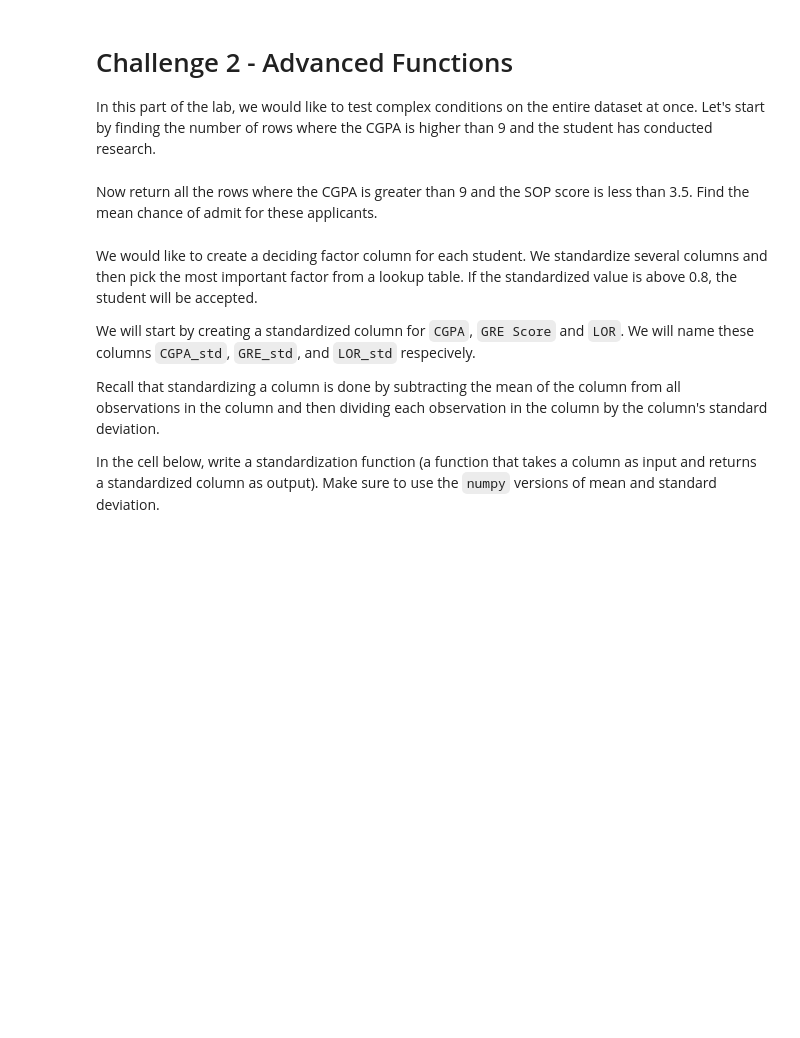
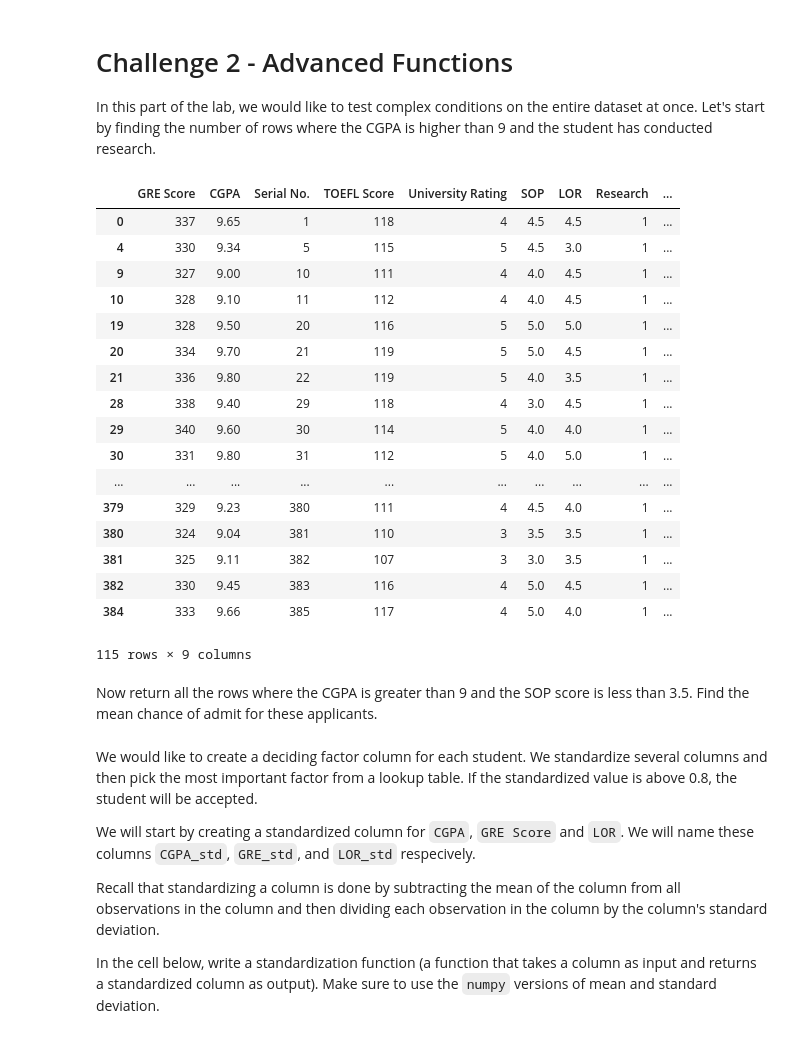
Before and after one commit to NSG2019/data-labs, a Jupyter notebook: module-2/lab-advanced-pandas/your-code/main.ipynb, the cells around one changed output. Cells and saved outputs as stored; diff of their text form; code cells hidden in the pictures; blank space fills up the shorter version.

```diff
--- a/module-2/lab-advanced-pandas/your-code/main.ipynb
+++ b/module-2/lab-advanced-pandas/your-code/main.ipynb
@@ -110,2 +112,11 @@ array([  1,   2,   3,   4,   5,   6,   7,   8,   9,  10,  11,  12,  13,
 # %% [markdown]
 Turns out that `GRE Score` and `CGPA` also uniquely identify the data. Show this in the cell below.
+# %%
+
+# con set index no me sale admissions.set_index('GRE Score')
+#admissions.index = admissions['GRE Score']
+admissions.set_index('GRE Score')
+
+admissions.head()
+
+#ahora no me vale
@@ -138,3 +158,7 @@ admissions.head()
 | 9.34 | 5 | 330 | 115 | 5 | 4.5 | 3.0 | 9.34 | 1 | ... |
 # %% [markdown]
 Replace the index with an index comprised of two columns - `GRE Score` and `CGPA`. Remove the columns from the dataset as well. Make sure to use `inplace=True`.
+# %%
+#admissions.index =  (admissions['GRE Score']& admissions['CGPA'])
+admissions.set_index(['GRE Score', 'CGPA'], inplace=True)
+admissions.head(5)
@@ -142,3 +174,7 @@ Replace the index with an index comprised of two columns - `GRE Score` and `CGPA
 Now change the index back to a sequence starting at zero using the `reset_index` function. Make sure to use `inplace=True`.
 # %%
 # Your code here:
+
+admissions.reset_index(inplace=True)
+
+admissions.head()
@@ -148,6 +191,29 @@ Now change the index back to a sequence starting at zero using the `reset_index`
 In this part of the lab, we would like to test complex conditions on the entire dataset at once. Let's start by finding the number of rows where the CGPA is higher than 9 and the student has conducted research.
 # %%
 # Your code here:
+
+admissions[admissions.eval('CGPA  >=9')]
+
+    #, 'admissions['Research']=[1]')
+# %% [output]
+|  | GRE Score | CGPA | Serial No. | TOEFL Score | University Rating | SOP | LOR | Research | ... |
+| 0 | 337 | 9.65 | 1 | 118 | 4 | 4.5 | 4.5 | 1 | ... |
+| 4 | 330 | 9.34 | 5 | 115 | 5 | 4.5 | 3.0 | 1 | ... |
+| 9 | 327 | 9.00 | 10 | 111 | 4 | 4.0 | 4.5 | 1 | ... |
+| 10 | 328 | 9.10 | 11 | 112 | 4 | 4.0 | 4.5 | 1 | ... |
+| 19 | 328 | 9.50 | 20 | 116 | 5 | 5.0 | 5.0 | 1 | ... |
+| 20 | 334 | 9.70 | 21 | 119 | 5 | 5.0 | 4.5 | 1 | ... |
+| 21 | 336 | 9.80 | 22 | 119 | 5 | 4.0 | 3.5 | 1 | ... |
+| 28 | 338 | 9.40 | 29 | 118 | 4 | 3.0 | 4.5 | 1 | ... |
+| 29 | 340 | 9.60 | 30 | 114 | 5 | 4.0 | 4.0 | 1 | ... |
+| 30 | 331 | 9.80 | 31 | 112 | 5 | 4.0 | 5.0 | 1 | ... |
+| ... | ... | ... | ... | ... | ... | ... | ... | ... | ... |
+| 379 | 329 | 9.23 | 380 | 111 | 4 | 4.5 | 4.0 | 1 | ... |
+| 380 | 324 | 9.04 | 381 | 110 | 3 | 3.5 | 3.5 | 1 | ... |
+| 381 | 325 | 9.11 | 382 | 107 | 3 | 3.0 | 3.5 | 1 | ... |
+| 382 | 330 | 9.45 | 383 | 116 | 4 | 5.0 | 4.5 | 1 | ... |
+| 384 | 333 | 9.66 | 385 | 117 | 4 | 5.0 | 4.0 | 1 | ... |
+115 rows × 9 columns
 # %% [markdown]
 Now return all the rows where the CGPA is greater than 9 and the SOP score is less than 3.5. Find the mean chance of admit for these applicants.
 # %%
```
Also changed, not shown: parts of 8 cells of this notebook.
